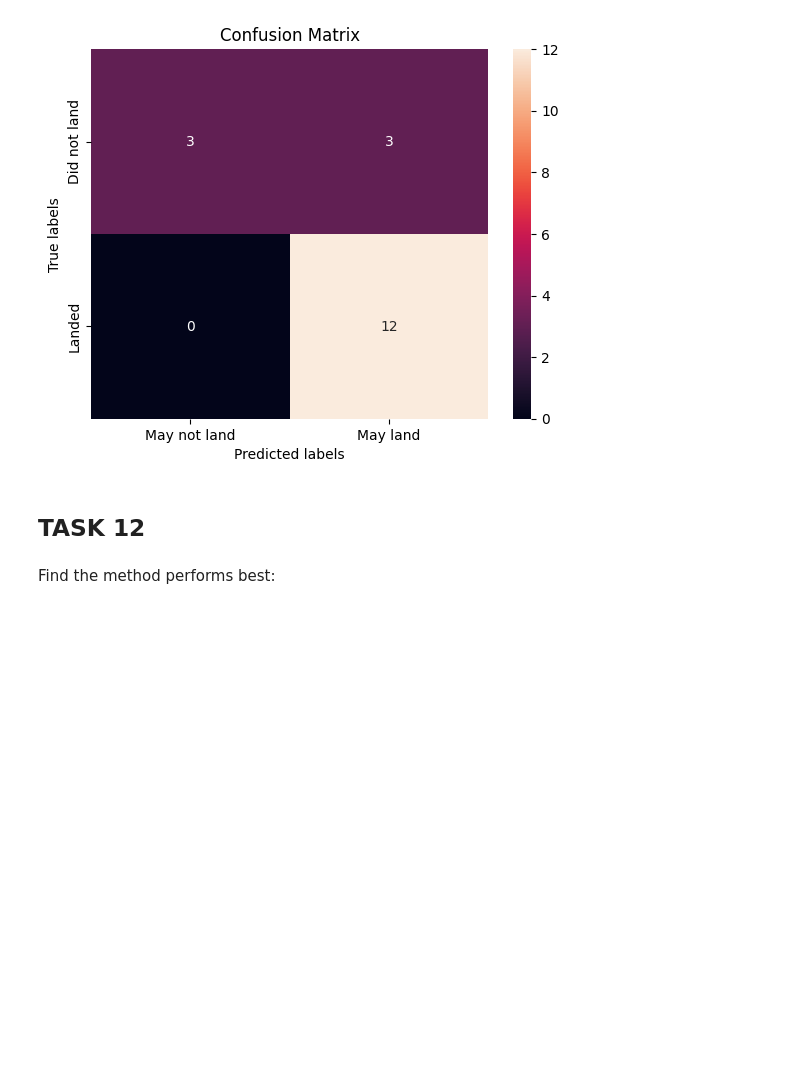
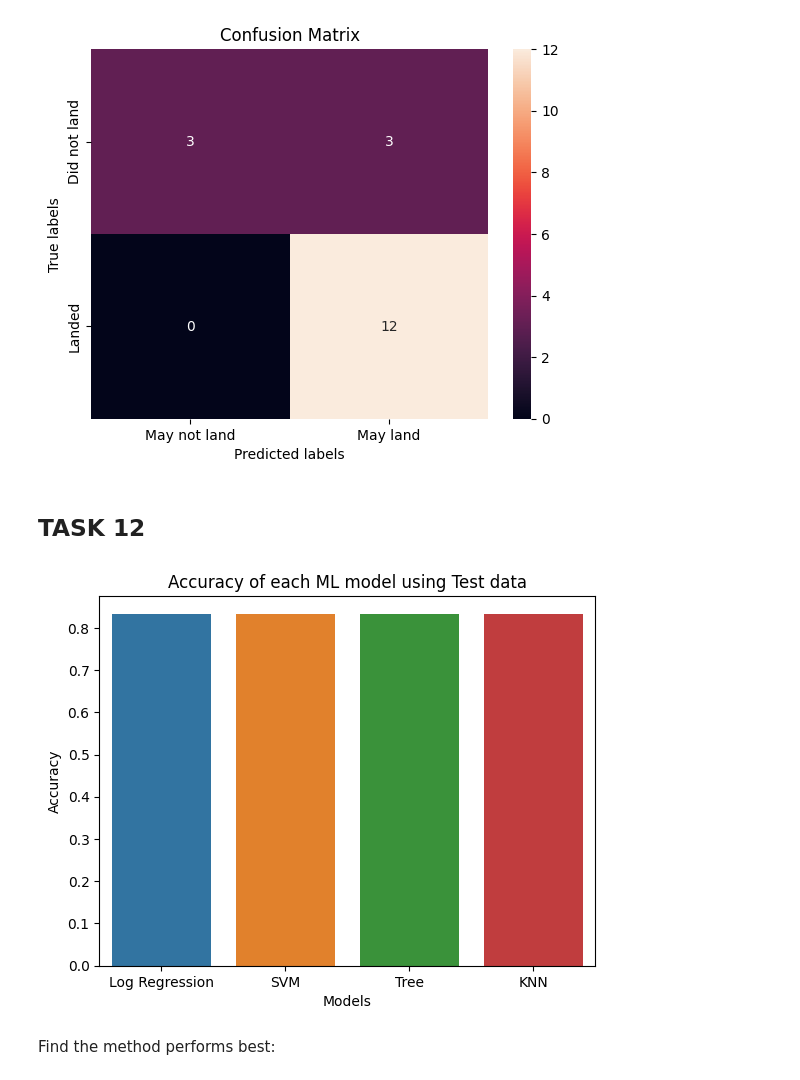
Before and after one commit to Rolando-AI/DS_Pro_Cert_CapstoneProject, a Jupyter notebook: SpaceX_Machine Learning Prediction_Part_5.ipynb, the cells around one changed output. Drawn from its saved outputs; the diff is of its cells as text; code cells hidden in the pictures; blank space fills up the shorter version.

```diff
--- a/SpaceX_Machine Learning Prediction_Part_5.ipynb
+++ b/SpaceX_Machine Learning Prediction_Part_5.ipynb
@@ -208,6 +212,6 @@ accuracy : 0.8464285714285713
 # %% [markdown]
 Calculate the accuracy on the test data using the method <code>score</code>:
 # %%
-a=logreg_cv.score(X_train, Y_train)
-print(f'The score for the logreg_cv model is {a}')
+LR_TestAccuracy=logreg_cv.score(X_test, Y_test)
+print(f'The score for the Logistic Regression model is {LR_TestAccuracy}')
 # %% [output]
@@ -254,0 +255,3 @@ svm_cv.score(X_train, Y_train)
+# %%
+SVM_TestAccuracy=svm_cv.score(X_test, Y_test)
+print(f'The score for the Support Vector Machine model is {SVM_TestAccuracy}')
@@ -323,0 +326,3 @@ knn_cv.score(X_train, Y_train)
+# %%
+KNN_TestAccuracy = knn_cv.score(X_test, Y_test)
+print(f'The score for the K Nearest Neighbours model is {KNN_TestAccuracy}')
@@ -330,6 +337,19 @@ plot_confusion_matrix(Y_test,yhat)
 [figure]
 # %% [markdown]
 ## TASK  12
+# %%
+Accuracy_df = pd.DataFrame(data={'Log Regression' : LR_TestAccuracy,
+                 'SVM' : SVM_TestAccuracy,
+                 'Tree' : Tree_TestAccuracy,
+                 'KNN' : KNN_TestAccuracy}, index = [0])
+Accuracy_df
+ax2= plt.subplot()
+sns.barplot(data=Accuracy_df)
+ax2.set_xlabel('Models')
+ax2.set_ylabel('Accuracy')
+ax2.set_title('Accuracy of each ML model using Test data');
+# %% [output]
+[figure, added]
 # %% [markdown]
 Find the method performs best:
 # %% [markdown]
```
Also changed, not shown: parts of 12 cells of this notebook.
